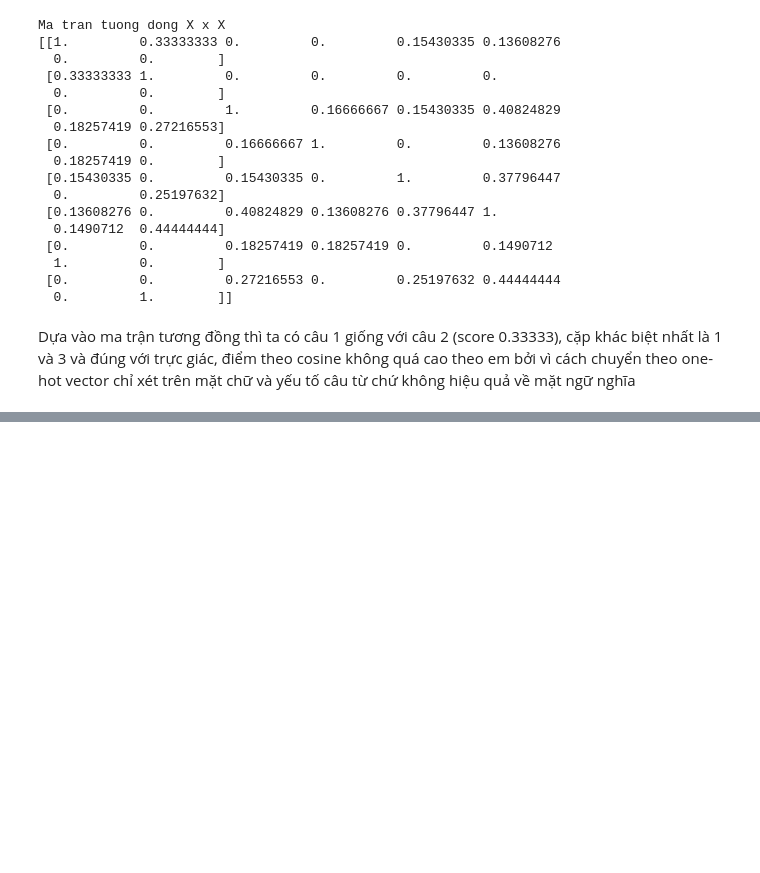
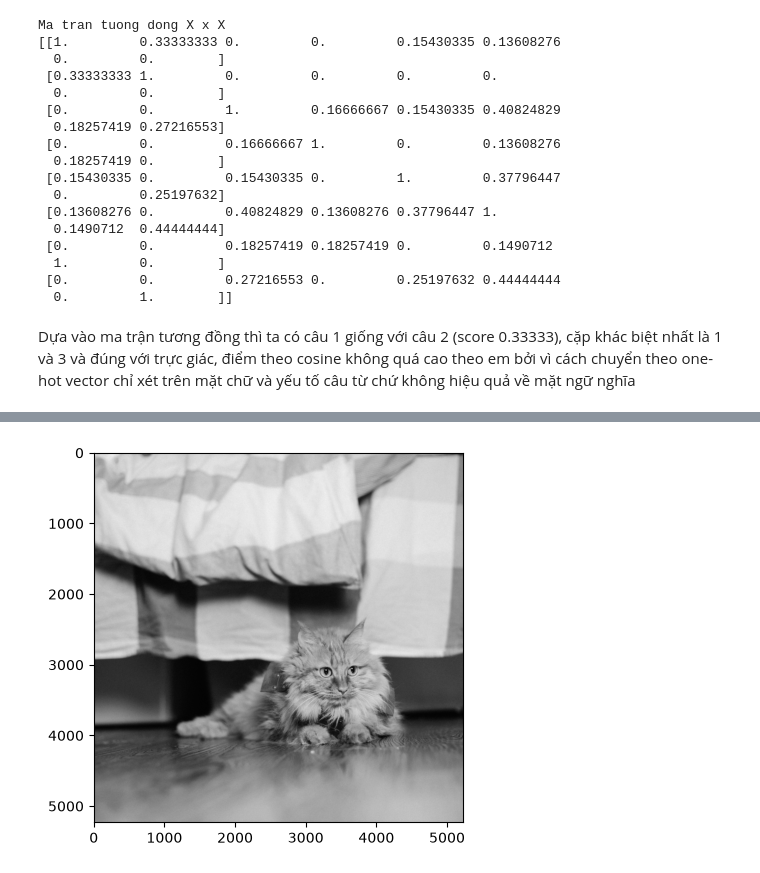
Before and after one commit to Giakhanh122/mliot-pyml-2026-hw, a Jupyter notebook: week01/week01_exercise.ipynb, the cells around one changed output, grey strips where cells are left out. Saved outputs shown, nothing was run; the diff lists cells and outputs as text; code cells hidden in the pictures; blank space fills up the shorter version.

```diff
--- a/week01/week01_exercise.ipynb
+++ b/week01/week01_exercise.ipynb
@@ -130,0 +224,10 @@ Dựa vào ma trận tương đồng thì ta có câu 1 giống với câu 2 (sc
+# %%
+M = np.array(Image.open("cat.jpg").convert("L"), dtype="float")
+# %%
+#2A.2
+from PIL import Image
+
+plt.imshow(M, cmap="gray")
+U, S, Vt = np.linalg.svd(M, full_matrices=True)
+# %% [output]
+[figure, added]
```
Also changed, not shown: parts of 11 cells of this notebook, 1 other file.
